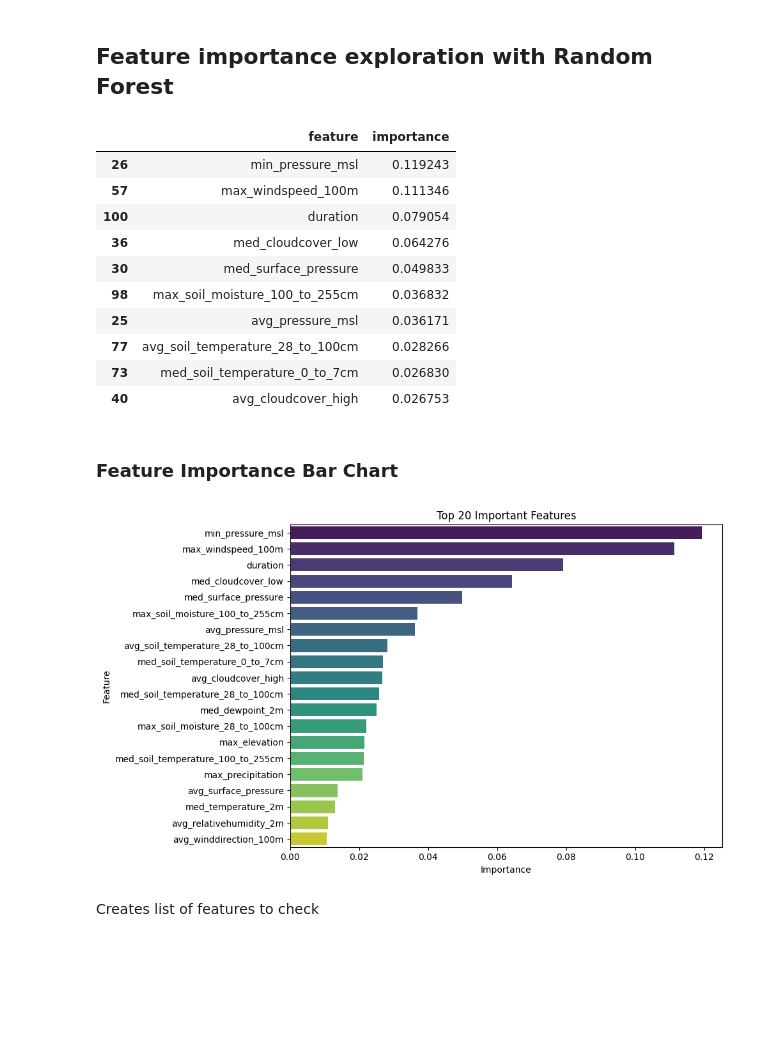
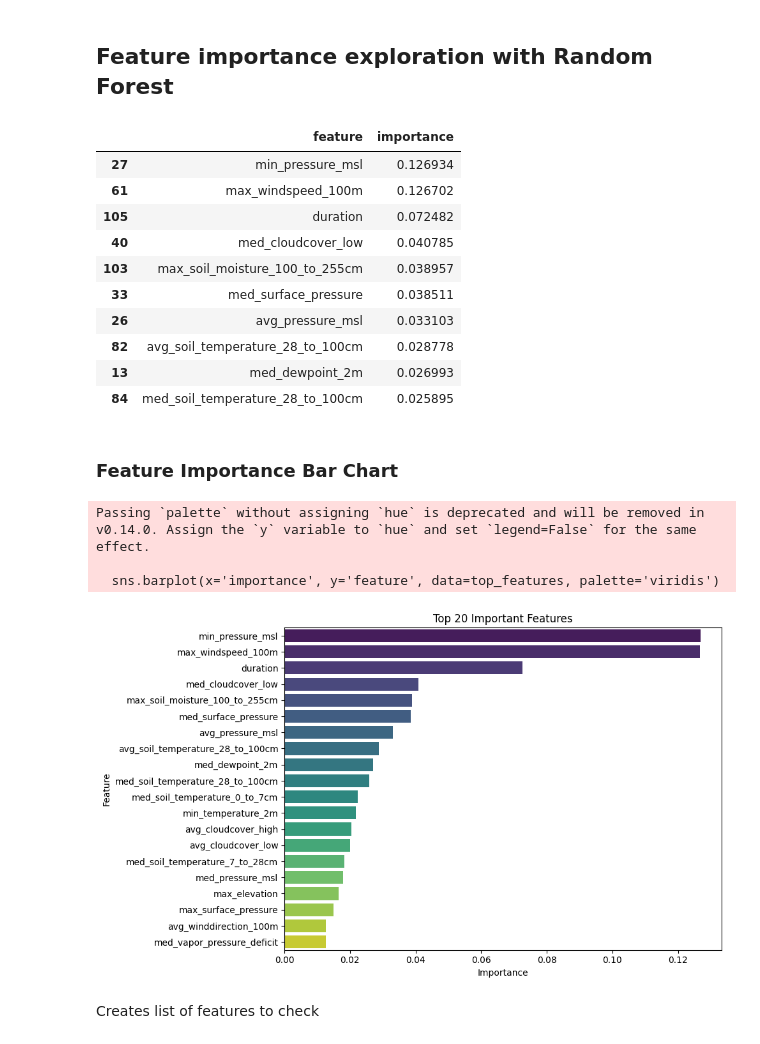
Before and after one commit to vy2388/hurricaneKatrina, a Jupyter notebook: Preprocessing/preprocess_merged_agg.ipynb, the cells around one changed output. Saved outputs shown, nothing was run; the diff lists cells and outputs as text; code cells hidden in the pictures; blank space fills up the shorter version.

```diff
--- a/Preprocessing/preprocess_merged_agg.ipynb
+++ b/Preprocessing/preprocess_merged_agg.ipynb
@@ -157,49 +151,49 @@ from sklearn.model_selection import train_test_split
 X = df.drop('target_cost', axis=1)
 
 # Remove features that are too highly correlated with each other
-X = X.drop(['avg_cloudcover','avg_dewpoint_2m','avg_cloudcover_mid','avg_elevation','max_windspeed_10m','min_soil_temperature_28_to_100cm','max_windgusts_10m','deaths','avg_cloudcover_low','med_soil_temperature_7_to_28cm','med_pressure_msl','min_surface_pressure','max_rain'],axis=1)
+X = X.drop(['avg_cloudcover','avg_dewpoint_2m','avg_cloudcover_mid','avg_elevation','max_windspeed_10m','min_soil_temperature_28_to_100cm','max_windgusts_10m','deaths'],axis=1)
 
 y = df['target_cost']
 
 # Split the data into training and testing sets
 X_train, X_test, y_train, y_test = train_test_split(X, y, test_size=0.2, random_state=42)
 
 # Create a Random Forest Regressor model
 rf = RandomForestRegressor(random_state=42)
 
 # Fit the model
 rf.fit(X_train, y_train)
 
 # Get feature importances
 importances = rf.feature_importances_
 
 # Create a DataFrame for the importances
 importances_df = pd.DataFrame({
     'feature': X.columns,
     'importance': importances
 })
 
 # exclude one-hot encoded storm features
 non_storm_features = [col for col in X_train.columns if not col.startswith("storm_")]
 
 
 # Sort the DataFrame by the importances
 importances_sorted = importances_df.sort_values(by='importance', ascending=False)
 
 # Return the top 10 important features
 importances_sorted.head(10)
 # %% [output]
 |  | feature | importance |
-| 26 | min_pressure_msl | 0.119243 |
-| 57 | max_windspeed_100m | 0.111346 |
-| 100 | duration | 0.079054 |
-| 36 | med_cloudcover_low | 0.064276 |
-| 30 | med_surface_pressure | 0.049833 |
-| 98 | max_soil_moisture_100_to_255cm | 0.036832 |
-| 25 | avg_pressure_msl | 0.036171 |
-| 77 | avg_soil_temperature_28_to_100cm | 0.028266 |
-| 73 | med_soil_temperature_0_to_7cm | 0.026830 |
-| 40 | avg_cloudcover_high | 0.026753 |
+| 27 | min_pressure_msl | 0.126934 |
+| 61 | max_windspeed_100m | 0.126702 |
+| 105 | duration | 0.072482 |
+| 40 | med_cloudcover_low | 0.040785 |
+| 103 | max_soil_moisture_100_to_255cm | 0.038957 |
+| 33 | med_surface_pressure | 0.038511 |
+| 26 | avg_pressure_msl | 0.033103 |
+| 82 | avg_soil_temperature_28_to_100cm | 0.028778 |
+| 13 | med_dewpoint_2m | 0.026993 |
+| 84 | med_soil_temperature_28_to_100cm | 0.025895 |
 # %% [markdown]
 ### Feature Importance Bar Chart
 # %%
@@ -222,7 +216,10 @@ plt.ylabel('Feature')
 plt.tight_layout()
 plt.show()
 # %% [output]
+Passing `palette` without assigning `hue` is deprecated and will be removed in v0.14.0. Assign the `y` variable to `hue` and set `legend=False` for the same effect.
+
+  sns.barplot(x='importance', y='feature', data=top_features, palette='viridis')
-[figure, old version]
+[figure, new version]
 # %% [markdown]
 Creates list of features to check
 # %%
```
Also changed, not shown: parts of 7 cells of this notebook, 21 other files.
